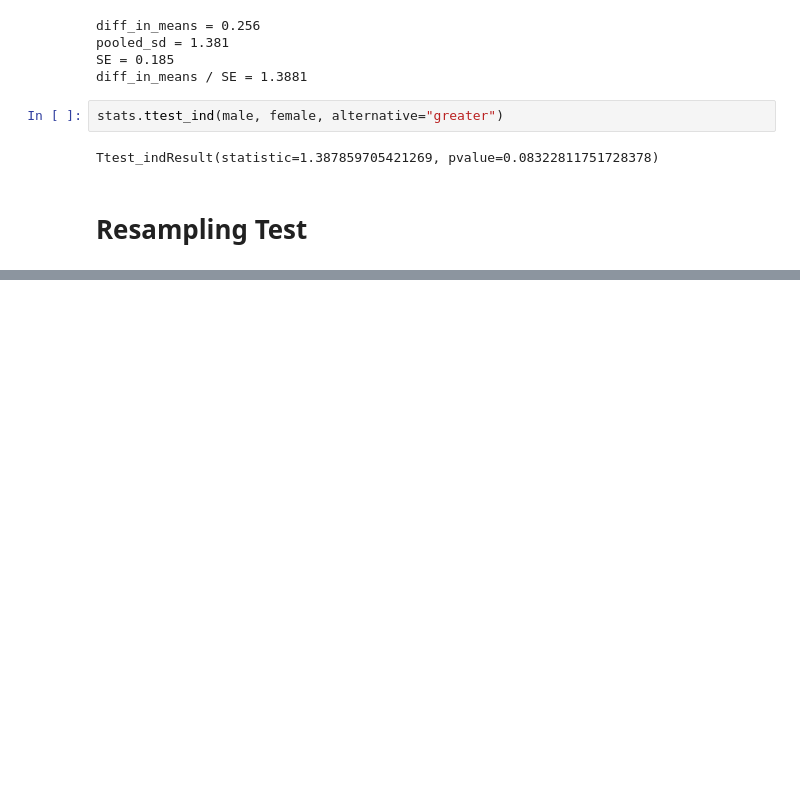
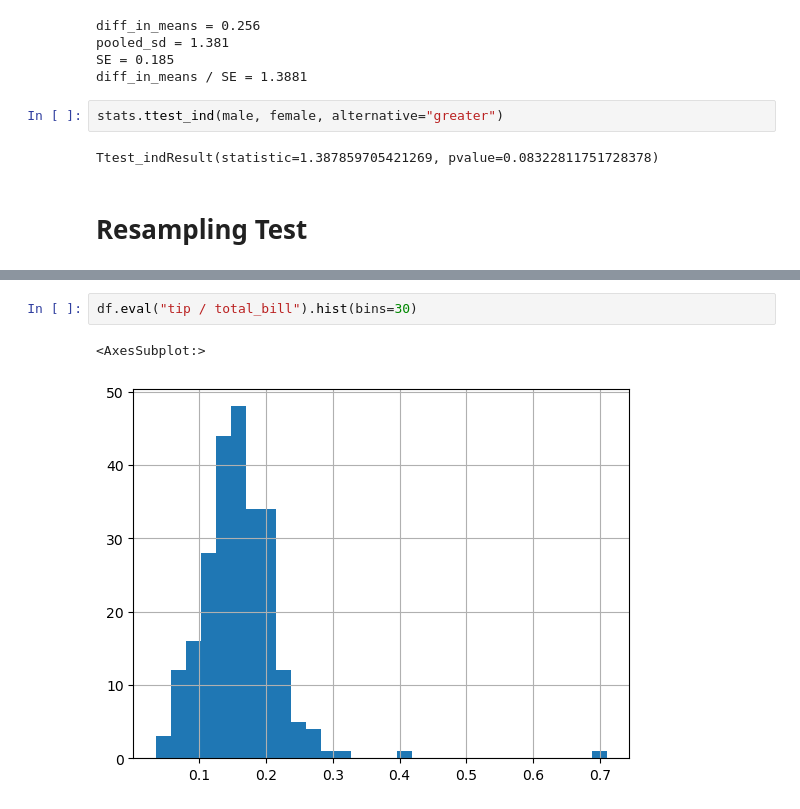
Before and after one commit to moritzwilksch/PythonPlayground, a Jupyter notebook: Statistics/resampling_test.ipynb, the cells around one changed output, grey strips where cells are left out. Cells and saved outputs as stored; diff of their text form; blank space fills up the shorter version.

```diff
--- a/Statistics/resampling_test.ipynb
+++ b/Statistics/resampling_test.ipynb
@@ -66,0 +122,5 @@ sns.kdeplot(diffs)
+# %%
+df.eval("tip / total_bill").hist(bins=30)
+# %% [output]
+<AxesSubplot:>
+[figure, added]
```
Also changed, not shown: parts of 16 cells of this notebook.
